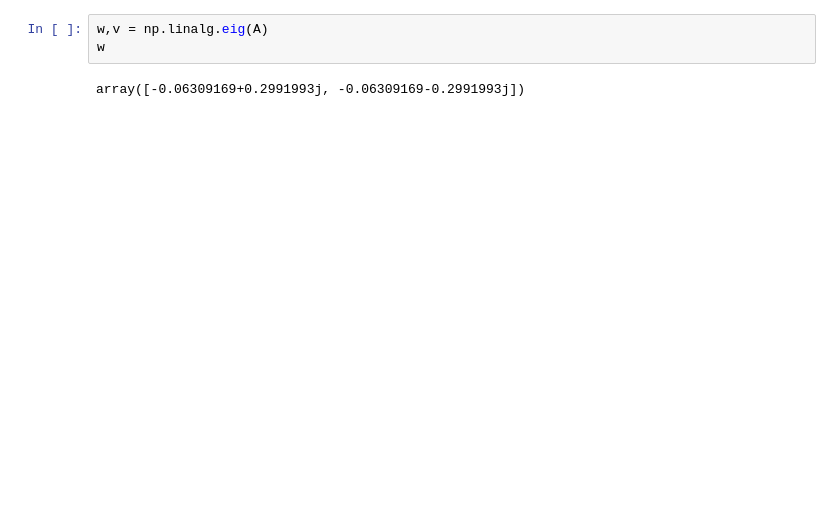
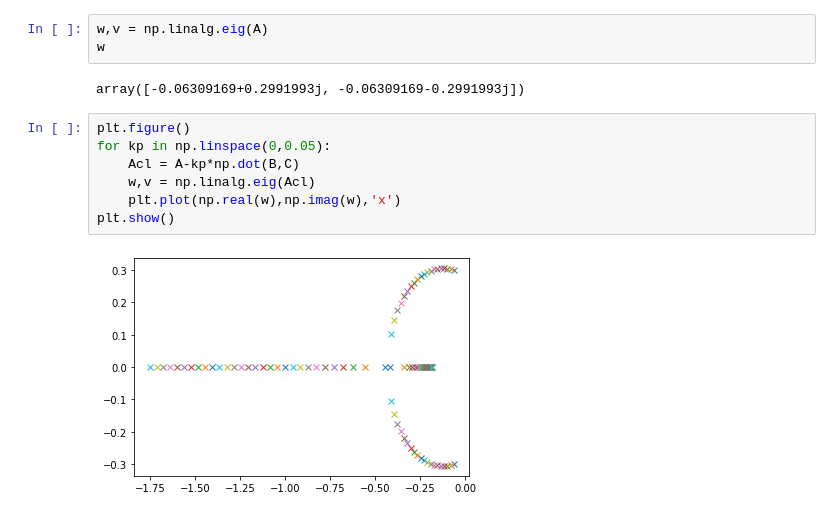
Before and after one commit to arthurrichards77/control_tutorial, a Jupyter notebook: model.ipynb, the cells around one changed output. Saved outputs shown, nothing was run; the diff lists cells and outputs as text; blank space fills up the shorter version.

```diff
--- a/model.ipynb
+++ b/model.ipynb
@@ -71,4 +72,13 @@ w,v = np.linalg.eig(A)
 w
 # %% [output]
 array([-0.06309169+0.2991993j, -0.06309169-0.2991993j])
+# %%
+plt.figure()
+for kp in np.linspace(0,0.05):
+    Acl = A-kp*np.dot(B,C)
+    w,v = np.linalg.eig(Acl)
+    plt.plot(np.real(w),np.imag(w),'x')
+plt.show()
+# %% [output]
+[figure, added]
 # %%
```
Also changed, not shown: parts of 11 cells of this notebook.
